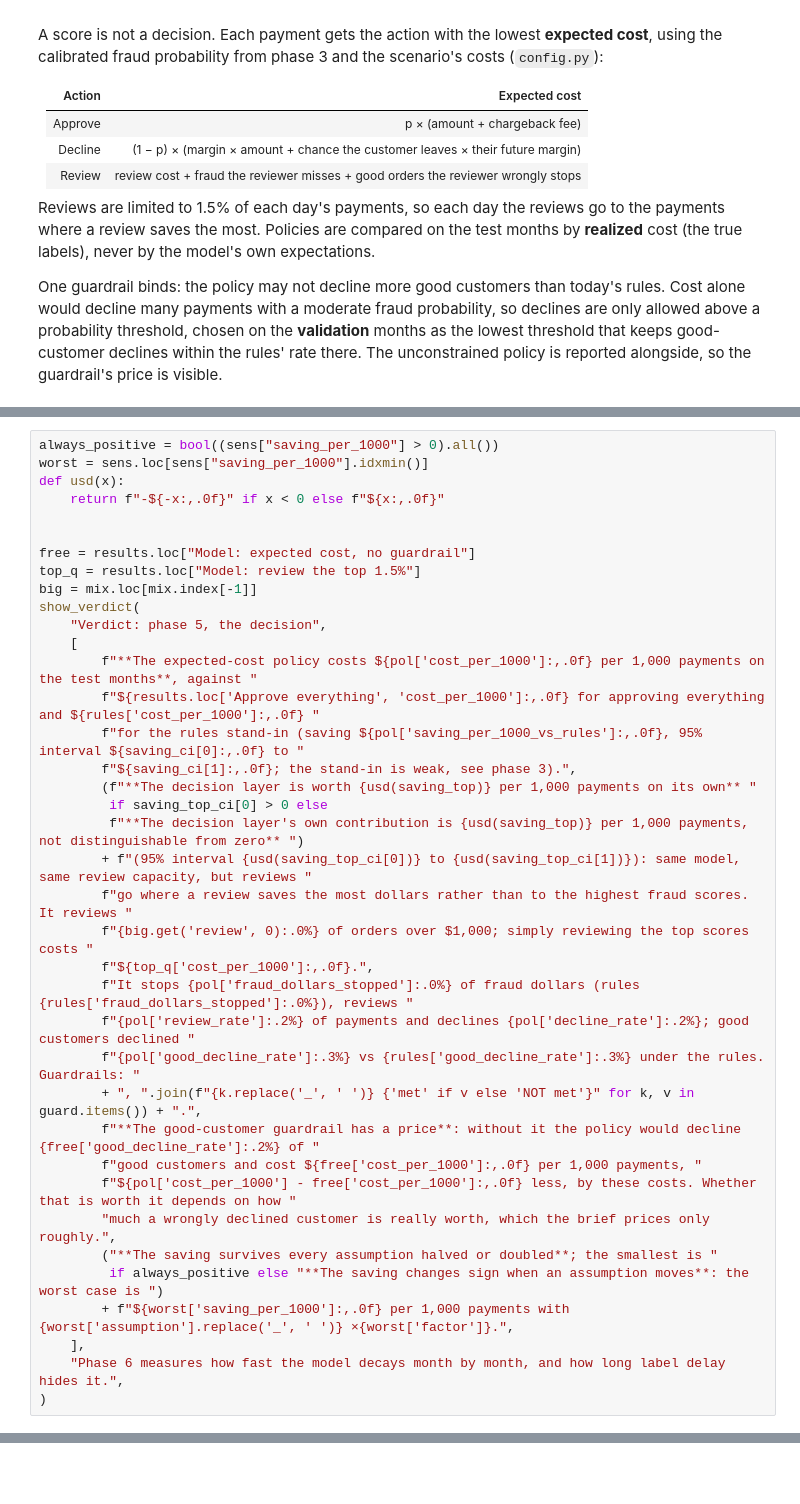
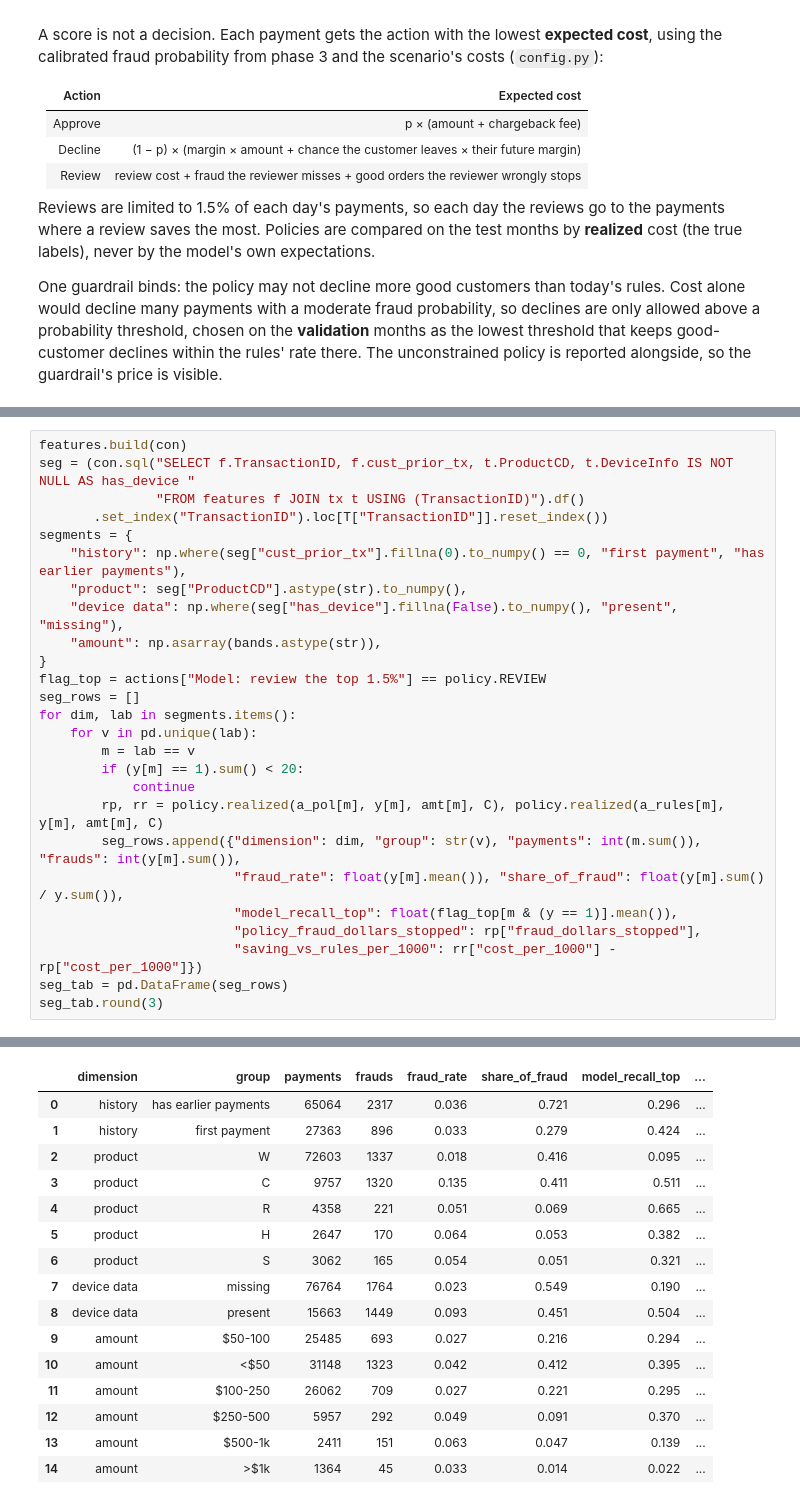
Before and after one commit to janeruxi1/card-fraud-decisioning, a Jupyter notebook: notebooks/05_policy.ipynb, the cells around one changed output, grey strips where cells are left out. Saved outputs shown, nothing was run; the diff lists cells and outputs as text; blank space fills up the shorter version.

```diff
--- a/notebooks/05_policy.ipynb
+++ b/notebooks/05_policy.ipynb
@@ -244,39 +267,27 @@ write_metrics("05_policy", record, SOURCE)
 # %%
-always_positive = bool((sens["saving_per_1000"] > 0).all())
-worst = sens.loc[sens["saving_per_1000"].idxmin()]
-def usd(x):
-    return f"-${-x:,.0f}" if x < 0 else f"${x:,.0f}"
-
-
-free = results.loc["Model: expected cost, no guardrail"]
-top_q = results.loc["Model: review the top 1.5%"]
-big = mix.loc[mix.index[-1]]
-show_verdict(
-    "Verdict: phase 5, the decision",
-    [
-        f"**The expected-cost policy costs ${pol['cost_per_1000']:,.0f} per 1,000 payments on the test months**, against "
-        f"${results.loc['Approve everything', 'cost_per_1000']:,.0f} for approving everything and ${rules['cost_per_1000']:,.0f} "
-        f"for the rules stand-in (saving ${pol['saving_per_1000_vs_rules']:,.0f}, 95% interval ${saving_ci[0]:,.0f} to "
-        f"${saving_ci[1]:,.0f}; the stand-in is weak, see phase 3).",
-        (f"**The decision layer is worth {usd(saving_top)} per 1,000 payments on its own** "
-         if saving_top_ci[0] > 0 else
-         f"**The decision layer's own contribution is {usd(saving_top)} per 1,000 payments, not distinguishable from zero** ")
-        + f"(95% interval {usd(saving_top_ci[0])} to {usd(saving_top_ci[1])}): same model, same review capacity, but reviews "
-        f"go where a review saves the most dollars rather than to the highest fraud scores. It reviews "
-        f"{big.get('review', 0):.0%} of orders over $1,000; simply reviewing the top scores costs "
-        f"${top_q['cost_per_1000']:,.0f}.",
-        f"It stops {pol['fraud_dollars_stopped']:.0%} of fraud dollars (rules {rules['fraud_dollars_stopped']:.0%}), reviews "
-        f"{pol['review_rate']:.2%} of payments and declines {pol['decline_rate']:.2%}; good customers declined "
-        f"{pol['good_decline_rate']:.3%} vs {rules['good_decline_rate']:.3%} under the rules. Guardrails: "
-        + ", ".join(f"{k.replace('_', ' ')} {'met' if v else 'NOT met'}" for k, v in guard.items()) + ".",
-        f"**The good-customer guardrail has a price**: without it the policy would decline {free['good_decline_rate']:.2%} of "
-        f"good customers and cost ${free['cost_per_1000']:,.0f} per 1,000 payments, "
-        f"${pol['cost_per_1000'] - free['cost_per_1000']:,.0f} less, by these costs. Whether that is worth it depends on how "
-        "much a wrongly declined customer is really worth, which the brief prices only roughly.",
-        ("**The saving survives every assumption halved or doubled**; the smallest is "
-         if always_positive else "**The saving changes sign when an assumption moves**: the worst case is ")
-        + f"${worst['saving_per_1000']:,.0f} per 1,000 payments with {worst['assumption'].replace('_', ' ')} ×{worst['factor']}.",
-    ],
-    "Phase 6 measures how fast the model decays month by month, and how long label delay hides it.",
-)
+features.build(con)
+seg = (con.sql("SELECT f.TransactionID, f.cust_prior_tx, t.ProductCD, t.DeviceInfo IS NOT NULL AS has_device "
+               "FROM features f JOIN tx t USING (TransactionID)").df()
+       .set_index("TransactionID").loc[T["TransactionID"]].reset_index())
+segments = {
+    "history": np.where(seg["cust_prior_tx"].fillna(0).to_numpy() == 0, "first payment", "has earlier payments"),
+    "product": seg["ProductCD"].astype(str).to_numpy(),
+    "device data": np.where(seg["has_device"].fillna(False).to_numpy(), "present", "missing"),
+    "amount": np.asarray(bands.astype(str)),
+}
+flag_top = actions["Model: review the top 1.5%"] == policy.REVIEW
+seg_rows = []
+for dim, lab in segments.items():
+    for v in pd.unique(lab):
+        m = lab == v
+        if (y[m] == 1).sum() < 20:
+            continue
+        rp, rr = policy.realized(a_pol[m], y[m], amt[m], C), policy.realized(a_rules[m], y[m], amt[m], C)
+        seg_rows.append({"dimension": dim, "group": str(v), "payments": int(m.sum()), "frauds": int(y[m].sum()),
+                         "fraud_rate": float(y[m].mean()), "share_of_fraud": float(y[m].sum() / y.sum()),
+                         "model_recall_top": float(flag_top[m & (y == 1)].mean()),
+                         "policy_fraud_dollars_stopped": rp["fraud_dollars_stopped"],
+                         "saving_vs_rules_per_1000": rr["cost_per_1000"] - rp["cost_per_1000"]})
+seg_tab = pd.DataFrame(seg_rows)
+seg_tab.round(3)
 # %% [output]
@@ -291,0 +294,16 @@ show_verdict(
+|  | dimension | group | payments | frauds | fraud_rate | share_of_fraud | model_recall_top | ... |
+| 0 | history | has earlier payments | 65064 | 2317 | 0.036 | 0.721 | 0.296 | ... |
+| 1 | history | first payment | 27363 | 896 | 0.033 | 0.279 | 0.424 | ... |
+| 2 | product | W | 72603 | 1337 | 0.018 | 0.416 | 0.095 | ... |
+| 3 | product | C | 9757 | 1320 | 0.135 | 0.411 | 0.511 | ... |
+| 4 | product | R | 4358 | 221 | 0.051 | 0.069 | 0.665 | ... |
+| 5 | product | H | 2647 | 170 | 0.064 | 0.053 | 0.382 | ... |
+| 6 | product | S | 3062 | 165 | 0.054 | 0.051 | 0.321 | ... |
+| 7 | device data | missing | 76764 | 1764 | 0.023 | 0.549 | 0.190 | ... |
+| 8 | device data | present | 15663 | 1449 | 0.093 | 0.451 | 0.504 | ... |
+| 9 | amount | $50-100 | 25485 | 693 | 0.027 | 0.216 | 0.294 | ... |
+| 10 | amount | <$50 | 31148 | 1323 | 0.042 | 0.412 | 0.395 | ... |
+| 11 | amount | $100-250 | 26062 | 709 | 0.027 | 0.221 | 0.295 | ... |
+| 12 | amount | $250-500 | 5957 | 292 | 0.049 | 0.091 | 0.370 | ... |
+| 13 | amount | $500-1k | 2411 | 151 | 0.063 | 0.047 | 0.139 | ... |
+| 14 | amount | >$1k | 1364 | 45 | 0.033 | 0.014 | 0.022 | ... |
```
Also changed, not shown: parts of 48 cells of this notebook, 38 other files.
